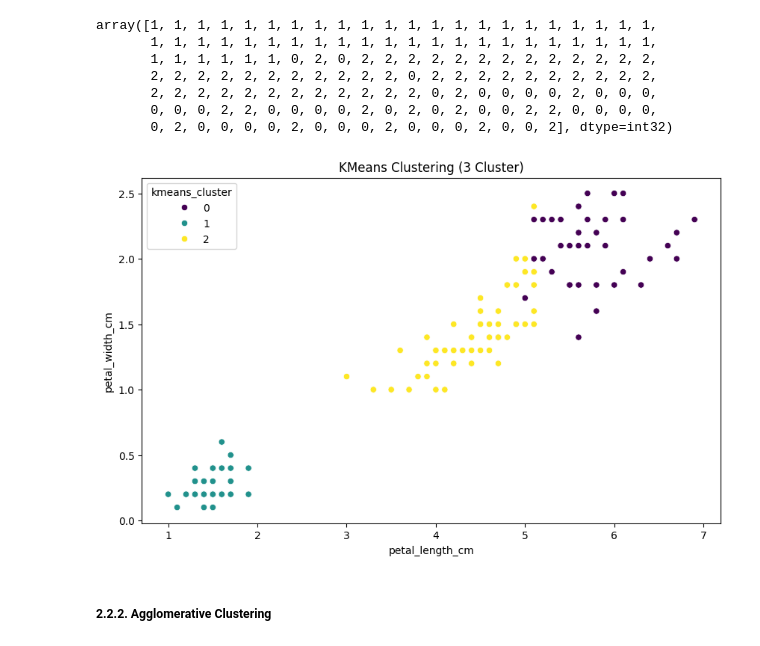
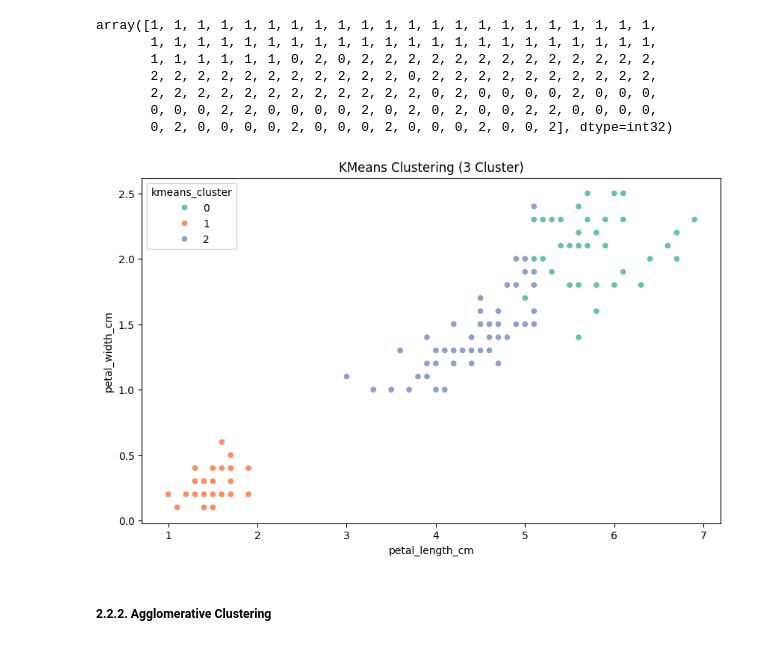
Before and after one commit to cmaderboek/gruppenprojekt_datascience, a Jupyter notebook: gruppenprojekt_lexer_maderboek.ipynb, the cells around one changed output. Drawn from its saved outputs; the diff is of its cells as text; code cells hidden in the pictures.

```diff
--- a/gruppenprojekt_lexer_maderboek.ipynb
+++ b/gruppenprojekt_lexer_maderboek.ipynb
@@ -154,11 +151,11 @@ array([1, 1, 1, 1, 1, 1, 1, 1, 1, 1, 1, 1, 1, 1, 1, 1, 1, 1, 1, 1, 1, 1,
 data["kmeans_cluster"] = kmeans_engine.fit_predict(X)
 # %%
 plt.figure(figsize=(10,6))
-scatterplot(x="petal_length_cm", y="petal_width_cm", data=data, hue="kmeans_cluster", palette="viridis")
+scatterplot(x="petal_length_cm", y="petal_width_cm", data=data, hue="kmeans_cluster", palette="Set2")
 plt.title("KMeans Clustering (3 Cluster)")
 plt.show()
 # %% [output]
-[figure, old version]
+[figure, new version]
 # %% [markdown]
 ##### 2.2.2. Agglomerative Clustering
 # %%
```
Also changed, not shown: parts of 7 cells of this notebook.
